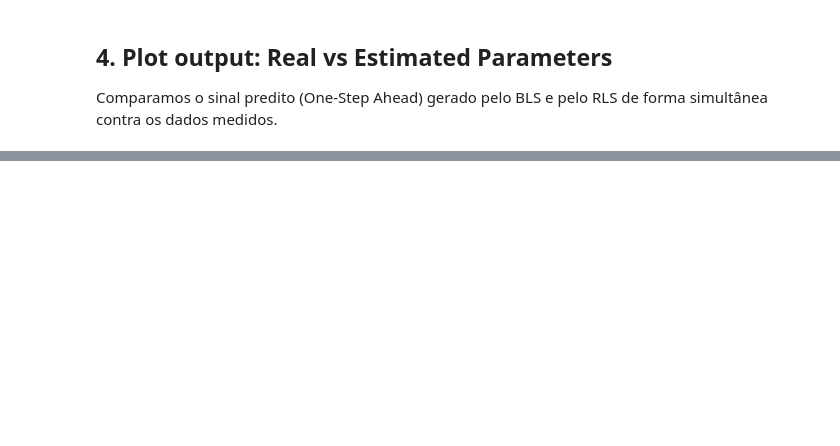
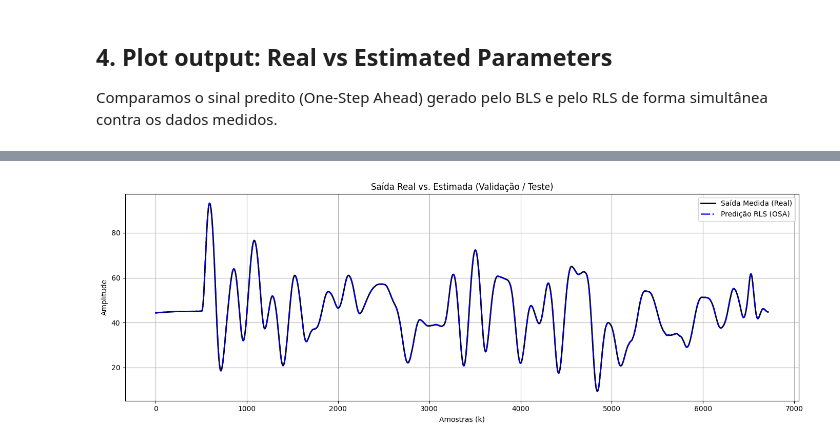
Before and after one commit to FelipeEduardoMarcondes/SYSTEM-IDENTIFICATION-AERO, a Jupyter notebook: identificação-collab/RLS_AEROPENDULO.ipynb, the cells around one changed output, grey strips where cells are left out. Drawn from its saved outputs; the diff is of its cells as text; code cells hidden in the pictures; blank space fills up the shorter version.

```diff
--- a/identificação-collab/RLS_AEROPENDULO.ipynb
+++ b/identificação-collab/RLS_AEROPENDULO.ipynb
@@ -178,0 +187,34 @@ plt.show()
+# %%
+# ==========================================
+# 3. VALIDAÇÃO NA BASE DE TESTE
+# ==========================================
+
+N_test = len(u_TEST)
+y_est_rls_test = np.zeros(N_test)
+y_est_rls_test[:p] = y_TEST[:p]
+
+for k in range(p, N_test):
+    phi_k = np.zeros((num_params, 1))
+    for i in range(1, na + 1):
+        phi_k[i - 1, 0] = -y_TEST[k - i]
+    for i in range(1, nb + 1):
+        phi_k[na + i - 1, 0] = u_TEST[k - i]
+
+    y_hat = (phi_k.T @ theta_rls).item()
+    y_est_rls_test[k] = y_hat
+
+t_test = np.arange(p, N_test)
+
+fig, ax = plt.subplots(figsize=(14, 5))
+ax.plot(t_test, y_TEST[p:], color='black', lw=2, label='Saída Medida (Real)')
+ax.plot(t_test, y_est_rls_test[p:], color='blue', ls='-.', lw=2, alpha=0.8, label='Predição RLS (OSA)')
+
+ax.set_title('Saída Real vs. Estimada (Validação / Teste)')
+ax.set_xlabel('Amostras (k)')
+ax.set_ylabel('Amplitude')
+ax.legend()
+ax.grid(True)
+plt.tight_layout()
+plt.show()
+# %% [output]
+[figure, added]
```
Also changed, not shown: parts of 4 cells of this notebook, 27 other files.
